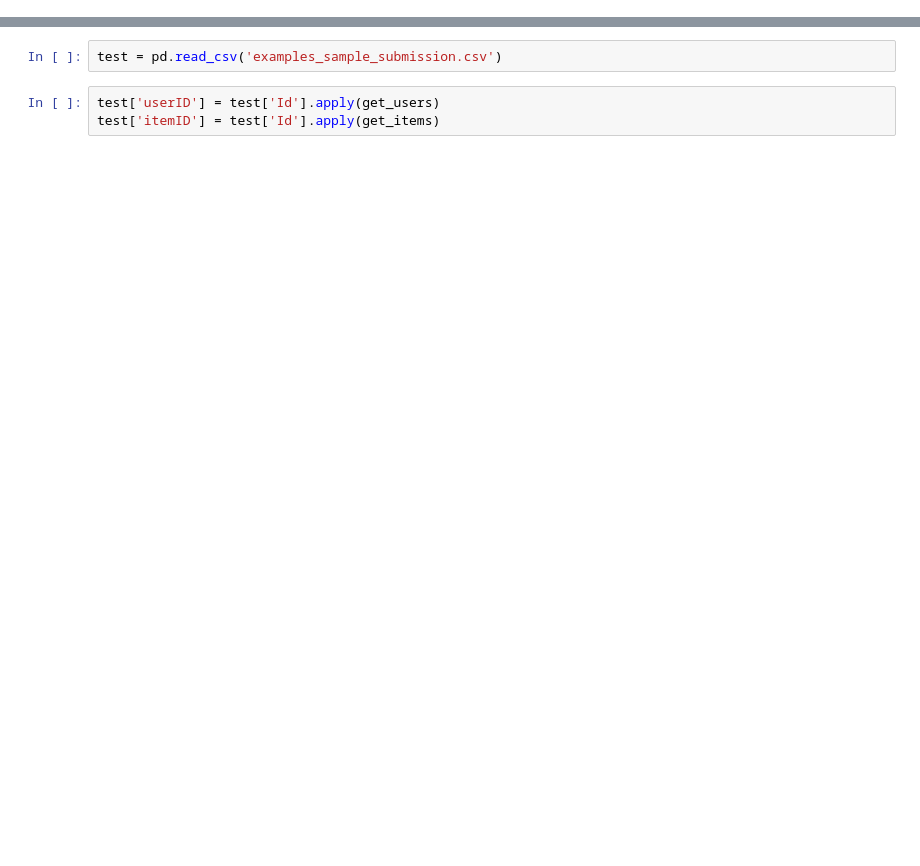
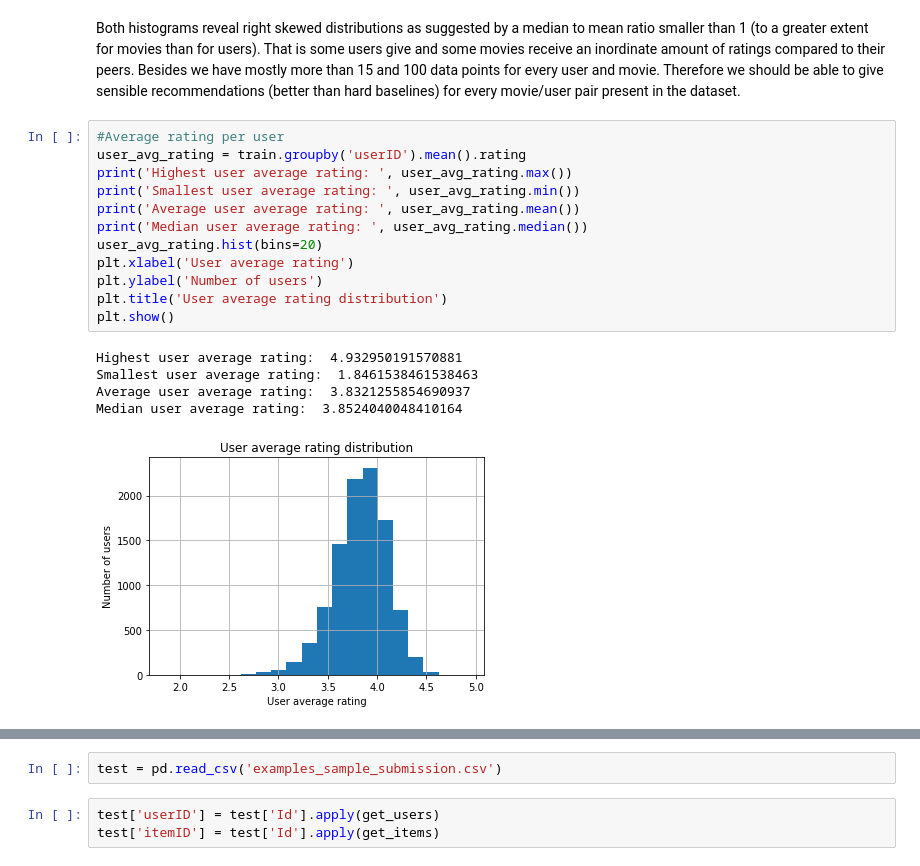
Before and after one commit to BYOBToBBQ/ml_project_2, a Jupyter notebook: Vince_first.ipynb, the cells around one changed output, grey strips where cells are left out. Cells and saved outputs as stored; diff of their text form; blank space fills up the shorter version.

```diff
--- a/Vince_first.ipynb
+++ b/Vince_first.ipynb
@@ -51,0 +95,20 @@ data.head()
+# %% [markdown]
+Both histograms reveal right skewed distributions as suggested by a median to mean ratio smaller than 1 (to a greater extent for movies than for users). That is some users give and some movies receive an inordinate amount of ratings compared to their peers. Besides we have mostly more than 15 and 100 data points for every user and movie. Therefore we should be able to give sensible recommendations (better than hard baselines) for every movie/user pair present in the dataset.
+# %%
+#Average rating per user
+user_avg_rating = train.groupby('userID').mean().rating
+print('Highest user average rating: ', user_avg_rating.max())
+print('Smallest user average rating: ', user_avg_rating.min())
+print('Average user average rating: ', user_avg_rating.mean())
+print('Median user average rating: ', user_avg_rating.median())
+user_avg_rating.hist(bins=20)
+plt.xlabel('User average rating')
+plt.ylabel('Number of users')
+plt.title('User average rating distribution')
+plt.show()
+# %% [output]
+Highest user average rating:  4.932950191570881
+Smallest user average rating:  1.8461538461538463
+Average user average rating:  3.8321255854690937
+Median user average rating:  3.8524040048410164
+[figure, added]
```
Also changed, not shown: parts of 29 cells of this notebook, 2 other files.
